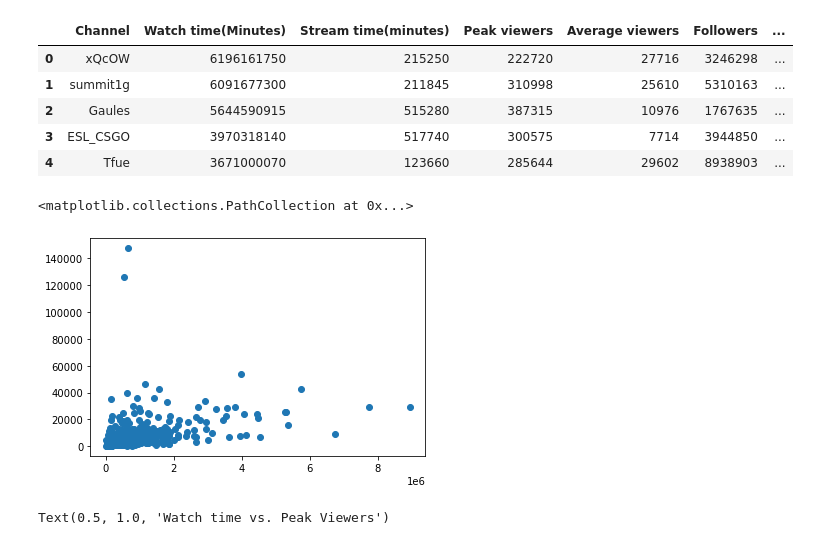
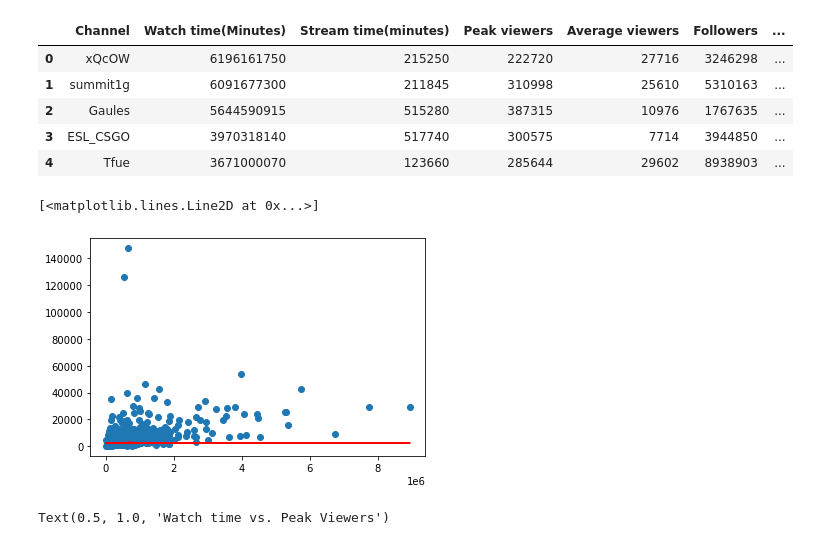
Before and after one commit to BeanutPutters/BeanutPutters.github.io, a Jupyter notebook: project0/Final.ipynb, the cells around one changed output. Cells and saved outputs as stored; diff of their text form; code cells hidden in the pictures.

```diff
--- a/project0/Final.ipynb
+++ b/project0/Final.ipynb
@@ -38,9 +38,11 @@ data.head()
 | 4 | Tfue | 3671000070 | 123660 | 285644 | 29602 | 8938903 | ... |
 # %%
 plt.scatter(data["Followers"], data["Average viewers"])
+m, b = np.polyfit(data.Followers, data["Average viewers"], 1)
+plt.plot(data.Followers, m*data["Average viewers"]+b,color = 'red')
 # %% [output]
-<matplotlib.collections.PathCollection at 0x...>
+[<matplotlib.lines.Line2D at 0x...>]
-[figure, old version]
+[figure, new version]
 # %%
 plt.figure(figsize=(10,4))
 c1 = plt.subplot(1,2,1)
```
Also changed, not shown: parts of 12 cells of this notebook.
